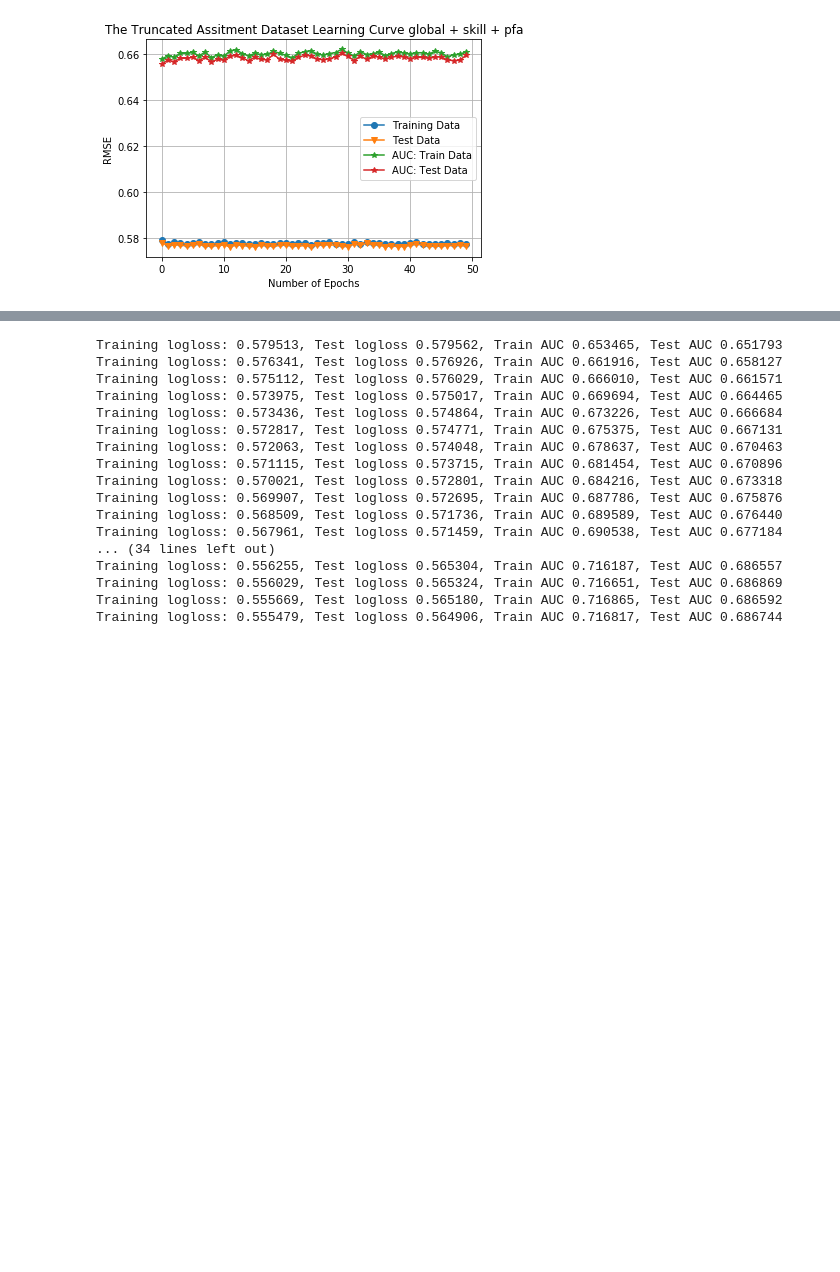
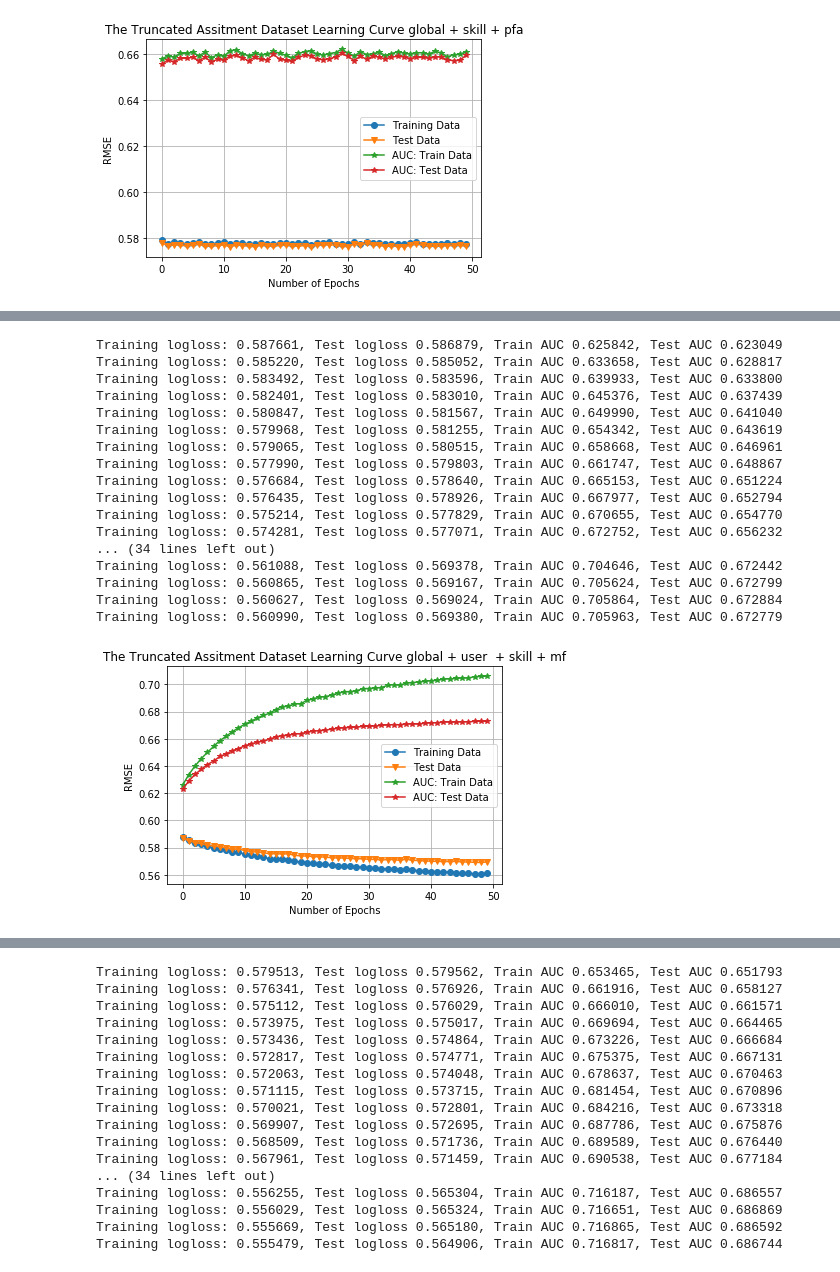
Before and after one commit to LiangbeiXu/Probabilistic-Matrix-Factorization, a Jupyter notebook: Untitled1.ipynb, the cells around one changed output, grey strips where cells are left out. Saved outputs shown, nothing was run; the diff lists cells and outputs as text; code cells hidden in the pictures; blank space fills up the shorter version.

```diff
--- a/Untitled1.ipynb
+++ b/Untitled1.ipynb
@@ -474 +446,29 @@ Training logloss: 0.577489, Test logloss 0.576537, Train AUC 0.661006, Test AUC
+# %%
+#global + user  + skill + mf
+name = 'global + user  + skill + mf'
+skill5 = IRT()
+skill5.set_params({ "epsilon": 1, "_lambda": 0.2, "momentum": 0.5, "maxepoch": 50, "num_batches": 300,
+                            "batch_size": 1000,'PFA':False, 'MF_skill':True})
+skill5.fit(train, test, len(np.unique(data['user_id'])), len(np.unique(data['skill_id'])), 10) # IRT
+
+PlotLoss(skill5, name)
+# %% [output]
+Training logloss: 0.587661, Test logloss 0.586879, Train AUC 0.625842, Test AUC 0.623049
+Training logloss: 0.585220, Test logloss 0.585052, Train AUC 0.633658, Test AUC 0.628817
+Training logloss: 0.583492, Test logloss 0.583596, Train AUC 0.639933, Test AUC 0.633800
+Training logloss: 0.582401, Test logloss 0.583010, Train AUC 0.645376, Test AUC 0.637439
+Training logloss: 0.580847, Test logloss 0.581567, Train AUC 0.649990, Test AUC 0.641040
+Training logloss: 0.579968, Test logloss 0.581255, Train AUC 0.654342, Test AUC 0.643619
+Training logloss: 0.579065, Test logloss 0.580515, Train AUC 0.658668, Test AUC 0.646961
+Training logloss: 0.577990, Test logloss 0.579803, Train AUC 0.661747, Test AUC 0.648867
+Training logloss: 0.576684, Test logloss 0.578640, Train AUC 0.665153, Test AUC 0.651224
+Training logloss: 0.576435, Test logloss 0.578926, Train AUC 0.667977, Test AUC 0.652794
+Training logloss: 0.575214, Test logloss 0.577829, Train AUC 0.670655, Test AUC 0.654770
+Training logloss: 0.574281, Test logloss 0.577071, Train AUC 0.672752, Test AUC 0.656232
+... (34 lines left out)
+Training logloss: 0.561088, Test logloss 0.569378, Train AUC 0.704646, Test AUC 0.672442
+Training logloss: 0.560865, Test logloss 0.569167, Train AUC 0.705624, Test AUC 0.672799
+Training logloss: 0.560627, Test logloss 0.569024, Train AUC 0.705864, Test AUC 0.672884
+Training logloss: 0.560990, Test logloss 0.569380, Train AUC 0.705963, Test AUC 0.672779
+[figure, added]
 # %%
```
Also changed, not shown: parts of 9 cells of this notebook, 3 other files.
